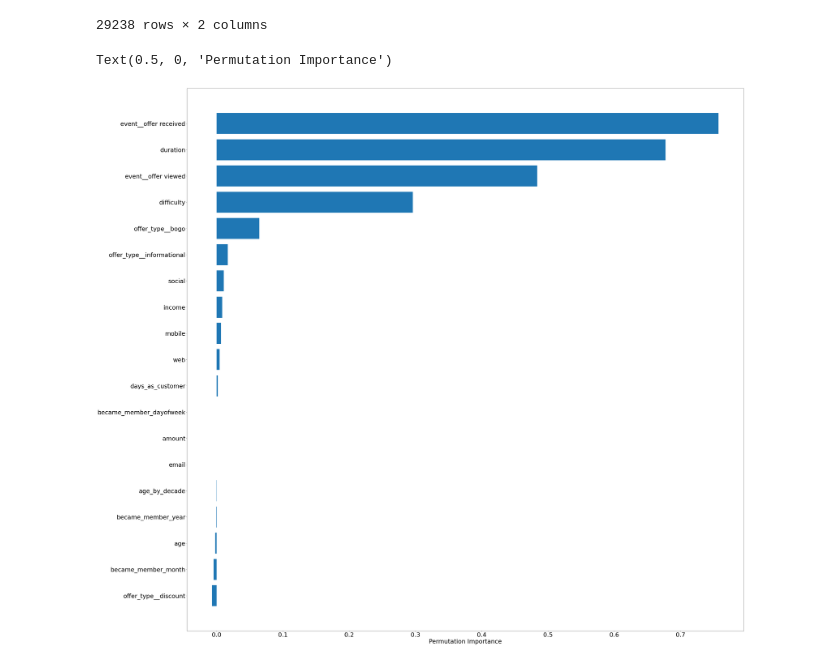
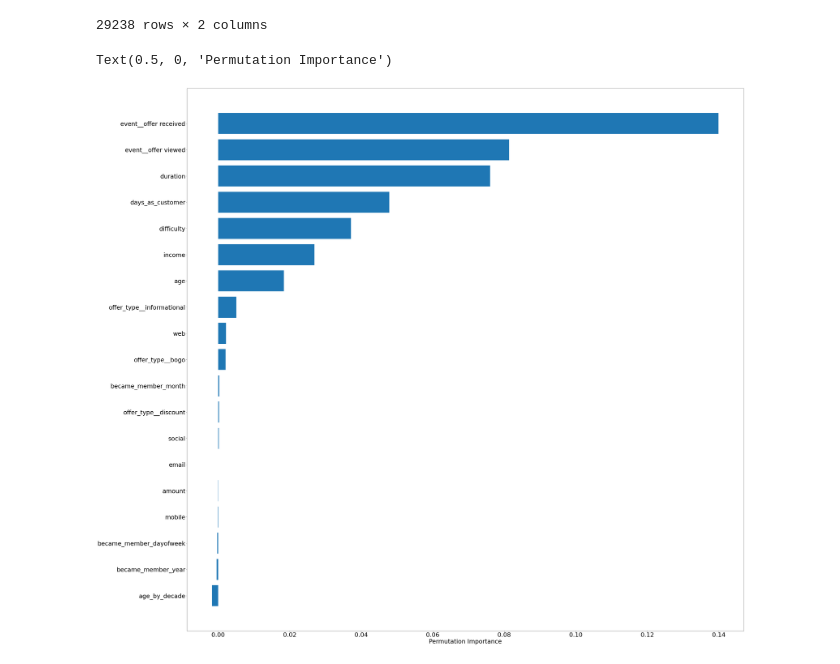
Before and after one commit to jmnickerson05/udacity_starbucks_capstone, a Jupyter notebook: Starbucks_Capstone_notebook.ipynb, the cells around one changed output. Drawn from its saved outputs; the diff is of its cells as text; code cells hidden in the pictures.

Commit message:
Finishing modeling

```diff
--- a/Starbucks_Capstone_notebook.ipynb
+++ b/Starbucks_Capstone_notebook.ipynb
@@ -600,4 +593,0 @@ def grid_search(model, params, X, y, X_train, y_train, X_test, y_test):
-# %%
-import pickle
-with open('grid_search_results.pkl', 'rb') as f:
-    grid_search_results = pickle.load(f)
@@ -615,3 +594 @@ XGBClassifier(base_score=0.5, booster='gbtree', colsample_bylevel=1,
-# %%
-model = grid_search_results['best_clf']
 # %%
@@ -926,16 +837,17 @@ xt[['predicted','actual']]
 # %%
 '''Adapted from:
 https://mljar.com/blog/feature-importance-in-random-forest/
 '''
 # from rfpimp import permutation_importances
 from sklearn.inspection import permutation_importance
+r2 = lambda model, X_train, y_train : r2_score(y_train.values.ravel(), model.predict(X_train))
 perm_importance = permutation_importance(model, X_train, y_train, r2)
 sorted_idx = perm_importance.importances_mean.argsort()
 plt.rc('font', size=30)
 plt.figure(figsize=(50, 50))
 plt.barh(features.drop(columns=['gender']).columns[sorted_idx],
          perm_importance.importances_mean[sorted_idx])
 plt.xlabel("Permutation Importance")
 # %% [output]
 Text(0.5, 0, 'Permutation Importance')
-[figure, old version]
+[figure, new version]
```
Also changed, not shown: parts of 25 cells of this notebook, 1 other file.
